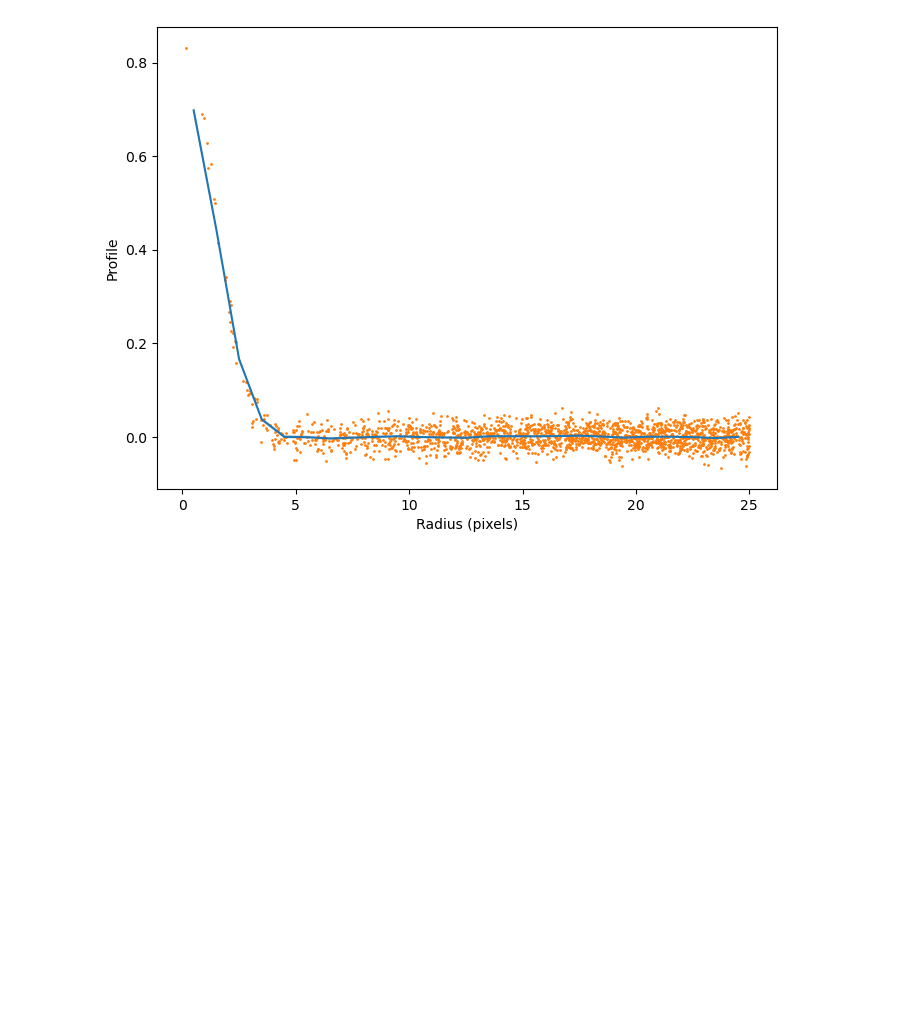
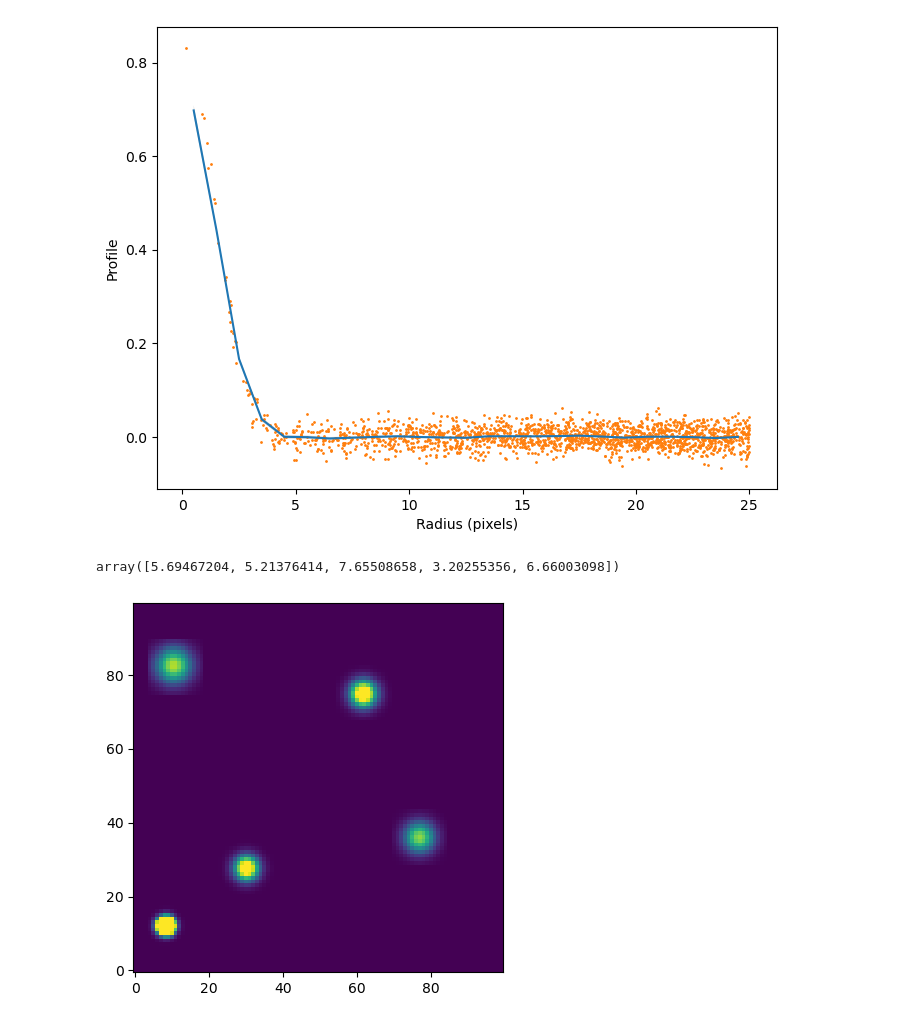
Before and after one commit to devkhullar/LetsFindStars, a Jupyter notebook: FindStars.ipynb, the cells around one changed output. Drawn from its saved outputs; the diff is of its cells as text; code cells hidden in the pictures; blank space fills up the shorter version.

```diff
--- a/FindStars.ipynb
+++ b/FindStars.ipynb
@@ -137,6 +106,25 @@ xypeak: [22.12409373 28.92987985]
 [3.14760512]
 [figure]
 [figure]
+# %%
+import numpy as np
+from photutils.detection import DAOStarFinder
+from photutils.psf import (CircularGaussianPRF, fit_fwhm,
+                           make_psf_model_image)
+model = CircularGaussianPRF()
+data, sources = make_psf_model_image((100, 100), model, 5,
+                                     min_separation=25,
+                                     model_shape=(15, 15),
+                                     flux=(100, 200), fwhm=[3, 8])
+finder = DAOStarFinder(0.1, 5)
+finder_tbl = finder(data)
+xypos = list(zip(sources['x_0'], sources['y_0']))
+plt.imshow(data, origin='lower', vmax=3)
+fwhms = fit_fwhm(data, xypos=xypos, fit_shape=7)
+fwhms
+# %% [output]
+array([5.69467204, 5.21376414, 7.65508658, 3.20255356, 6.66003098])
+[figure, added]
 # %%
 import numpy as np
 from astropy.modeling.models import Gaussian2D
```
Also changed, not shown: parts of 42 cells of this notebook, 1 other file.
